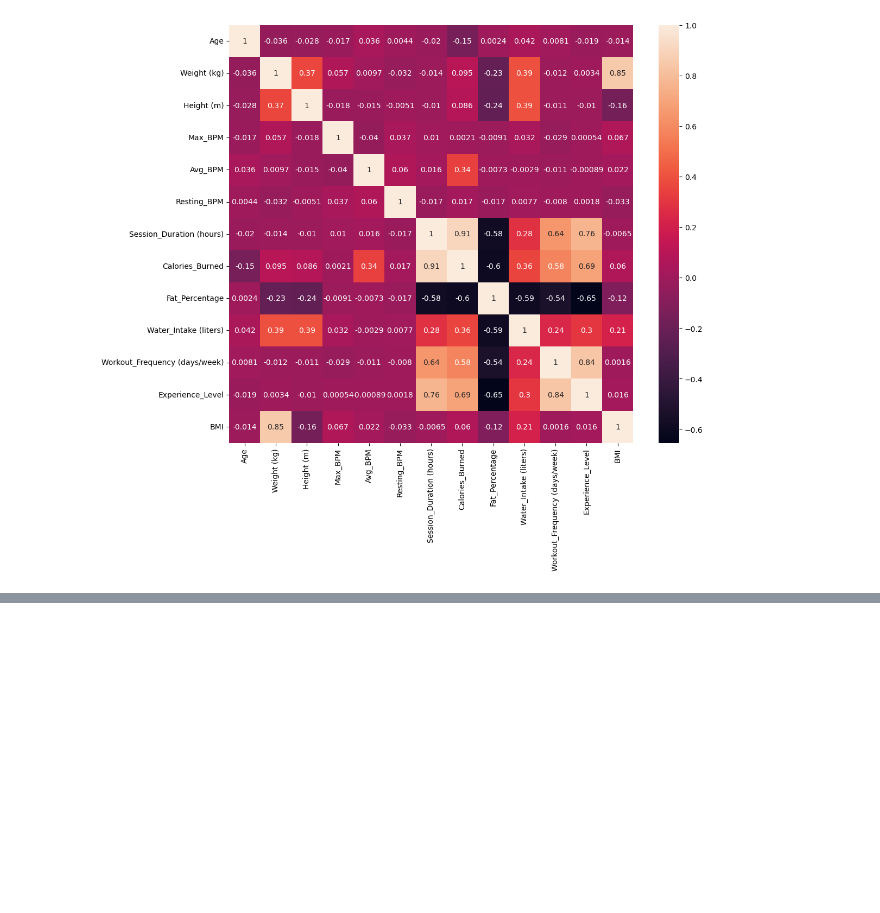
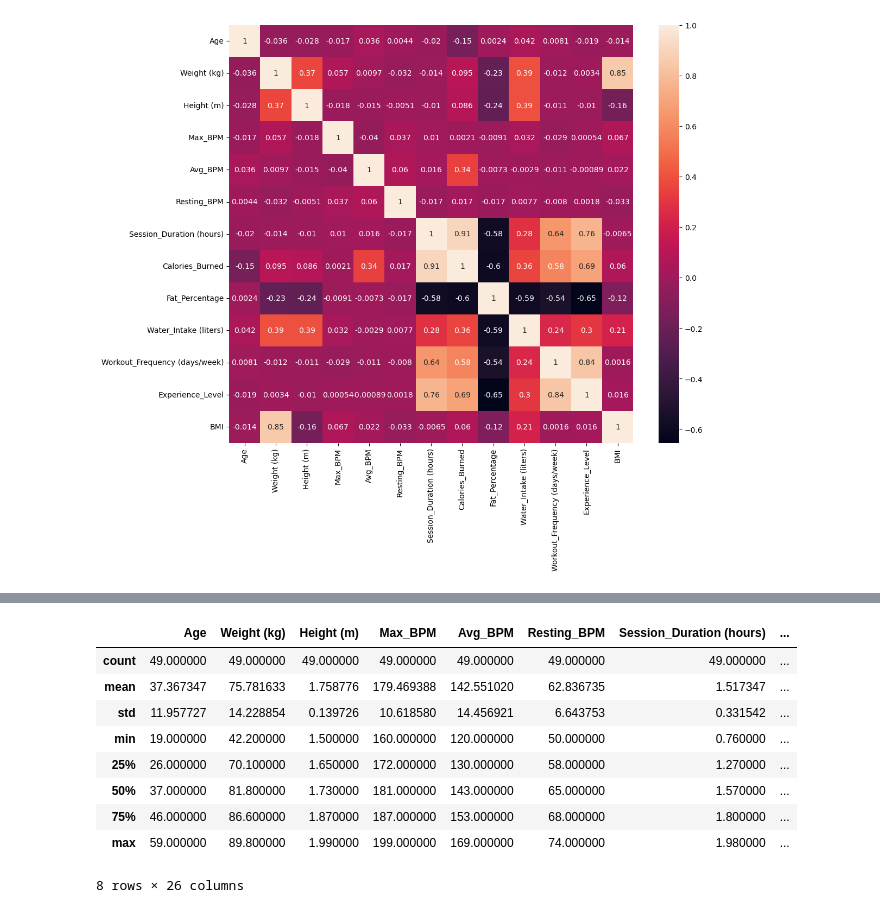
Before and after one commit to MaukanMir/Gym-Members-Exercise, a Jupyter notebook: training.ipynb, the cells around one changed output, grey strips where cells are left out. Saved outputs shown, nothing was run; the diff lists cells and outputs as text; code cells hidden in the pictures; blank space fills up the shorter version.

```diff
--- a/training.ipynb
+++ b/training.ipynb
@@ -121,0 +182,15 @@ sns.heatmap(data=relations, annot=True)
+# %%
+outlier_df = find_outliers_isolation_forest(numerical_types)
+# %%
+outlier_df[outlier_df["Fat_Percentage_outlier"] == -1].describe()
+# %% [output]
+|  | Age | Weight (kg) | Height (m) | Max_BPM | Avg_BPM | Resting_BPM | Session_Duration (hours) | ... |
+| count | 49.000000 | 49.000000 | 49.000000 | 49.000000 | 49.000000 | 49.000000 | 49.000000 | ... |
+| mean | 37.367347 | 75.781633 | 1.758776 | 179.469388 | 142.551020 | 62.836735 | 1.517347 | ... |
+| std | 11.957727 | 14.228854 | 0.139726 | 10.618580 | 14.456921 | 6.643753 | 0.331542 | ... |
+| min | 19.000000 | 42.200000 | 1.500000 | 160.000000 | 120.000000 | 50.000000 | 0.760000 | ... |
+| 25% | 26.000000 | 70.100000 | 1.650000 | 172.000000 | 130.000000 | 58.000000 | 1.270000 | ... |
+| 50% | 37.000000 | 81.800000 | 1.730000 | 181.000000 | 143.000000 | 65.000000 | 1.570000 | ... |
+| 75% | 46.000000 | 86.600000 | 1.870000 | 187.000000 | 153.000000 | 68.000000 | 1.800000 | ... |
+| max | 59.000000 | 89.800000 | 1.990000 | 199.000000 | 169.000000 | 74.000000 | 1.980000 | ... |
+8 rows × 26 columns
```
Also changed, not shown: parts of 5 cells of this notebook.
